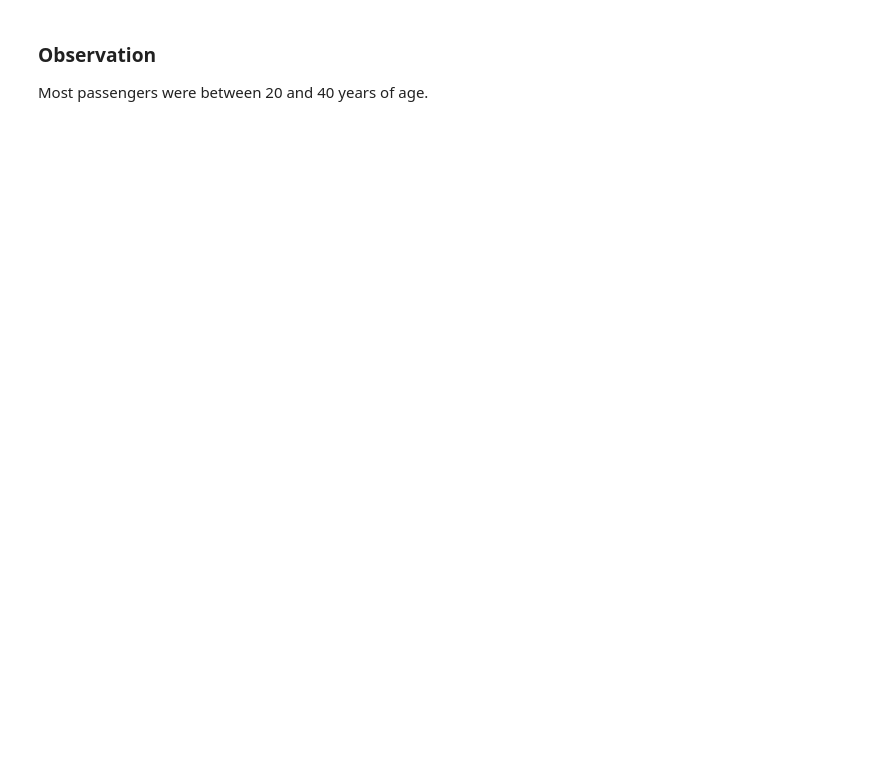
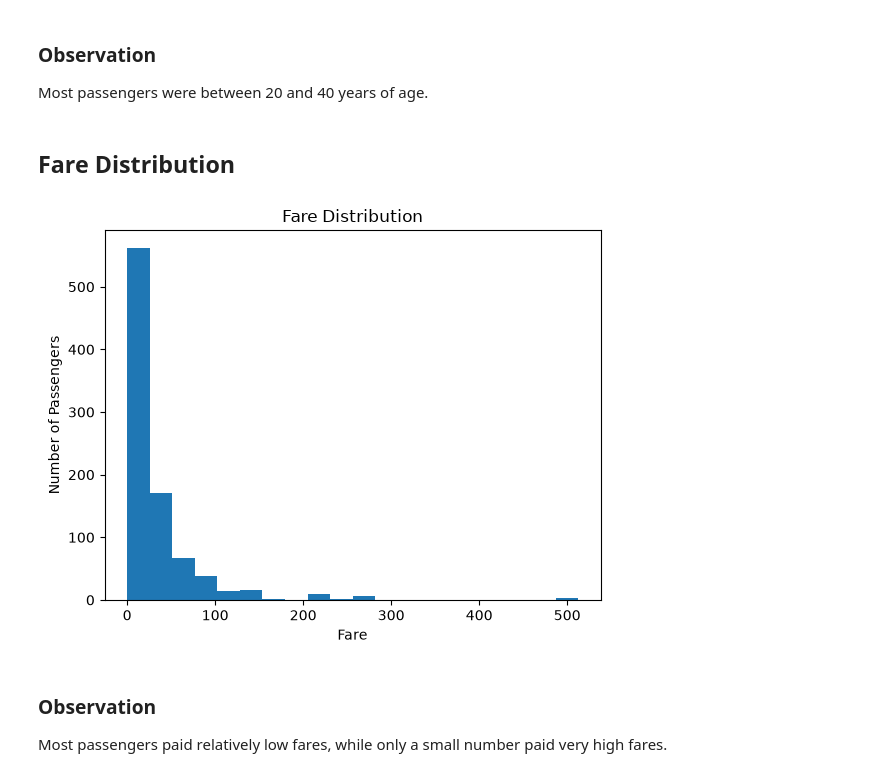
Before and after one commit to Prudhvi223/ai-ml-portfolio, a Jupyter notebook: Day7/titanic_eda.ipynb, the cells around one changed output. Saved outputs shown, nothing was run; the diff lists cells and outputs as text; code cells hidden in the pictures; blank space fills up the shorter version.

```diff
--- a/Day7/titanic_eda.ipynb
+++ b/Day7/titanic_eda.ipynb
@@ -176,3 +178,19 @@ plt.show()
 ### Observation
 
 Most passengers were between 20 and 40 years of age.
+# %% [markdown]
+## Fare Distribution
+# %%
+plt.hist(df["Fare"], bins=20)
+
+plt.title("Fare Distribution")
+plt.xlabel("Fare")
+plt.ylabel("Number of Passengers")
+
+plt.show()
+# %% [output]
+[figure, added]
+# %% [markdown]
+### Observation
+
+Most passengers paid relatively low fares, while only a small number paid very high fares.
```
Also changed, not shown: parts of 2 cells of this notebook, 25 other files.
